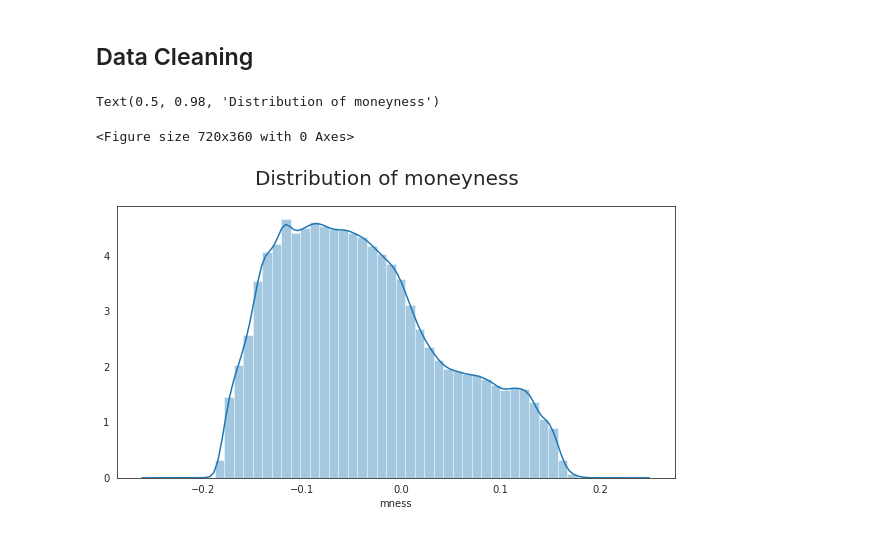
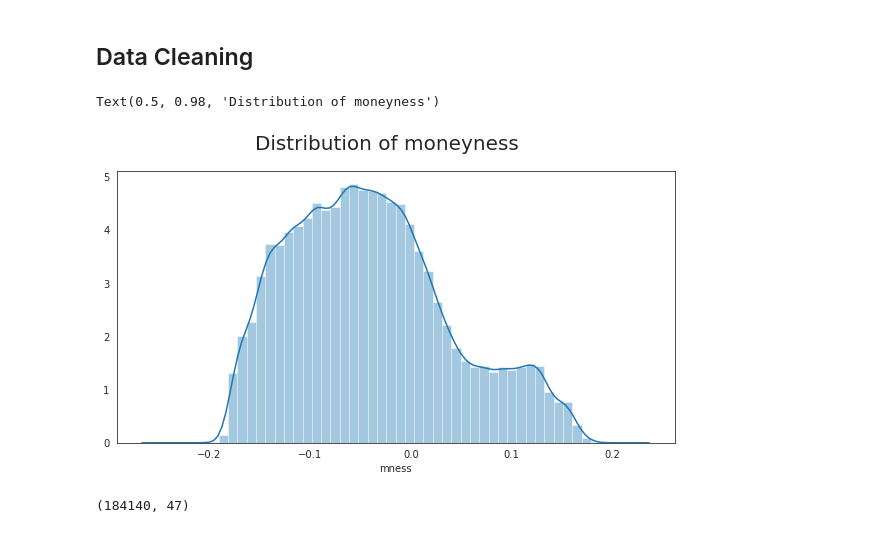
Before and after one commit to AlexanderOnbysh/risk-management-final-project, a Jupyter notebook: PM_Project.ipynb, the cells around one changed output. Drawn from its saved outputs; the diff is of its cells as text; code cells hidden in the pictures.

```diff
--- a/PM_Project.ipynb
+++ b/PM_Project.ipynb
@@ -279,25 +307,25 @@ There are no duplicate options in your dataset.
 # %% [markdown]
 ## Data Cleaning
 # %%
-# Remove observations with negative bid-prices
-df_options = df_options[df_options.best_bid - df_options.best_offer <= 0]
+# Remove observations with negative bid-prices (-1 row)
+df_options_final = df_options[df_options.best_bid - df_options.best_offer <= 0]
 # %%
 # Delete those observations with missing information for contract implied
-# volatility
-df_options = df_options[~df_options.impl_volatility.isnull()]
+# volatility (-356143 rows)
+df_options_final = df_options_final[~df_options_final.impl_volatility.isnull()]
 # %%
 # Delete contracts with a zero observation for open interest, i.e. the
-# number of open positions in the option contract
-df_options = df_options[df_options.open_interest != 0]
+# number of open positions in the option contract (-261588 rows, -11616 contracts out of 33982)
+# df_options = df_options[df_options.open_interest != 0]
+wrong_options = df_options_final.loc[df_options_final.open_interest == 0, 'optionid'].unique()
+df_options_final = df_options_final[~df_options_final.optionid.isin(wrong_options)]
 # %%
 plt.figure(figsize=(10,5))
-plt.figure(figsize=(10,5))
-sns.distplot(df_options.mness)
+sns.distplot(df_options_final.mness)
 plt.suptitle('Distribution of moneyness', fontsize=20)
 # %% [output]
 Text(0.5, 0.98, 'Distribution of moneyness')
-<Figure size 720x360 with 0 Axes>
-[figure, old version]
+[figure, new version]
 # %%
 # Limit the moneyness range to 0 to 2 for call options and -2.5 to 0 for
 # put options
@@ -308 +336,5 @@ df_options = df_options[
            ]
+# %%
+df_options_final.shape
+# %% [output]
+(184140, 47)
```
Also changed, not shown: parts of 16 cells of this notebook.
